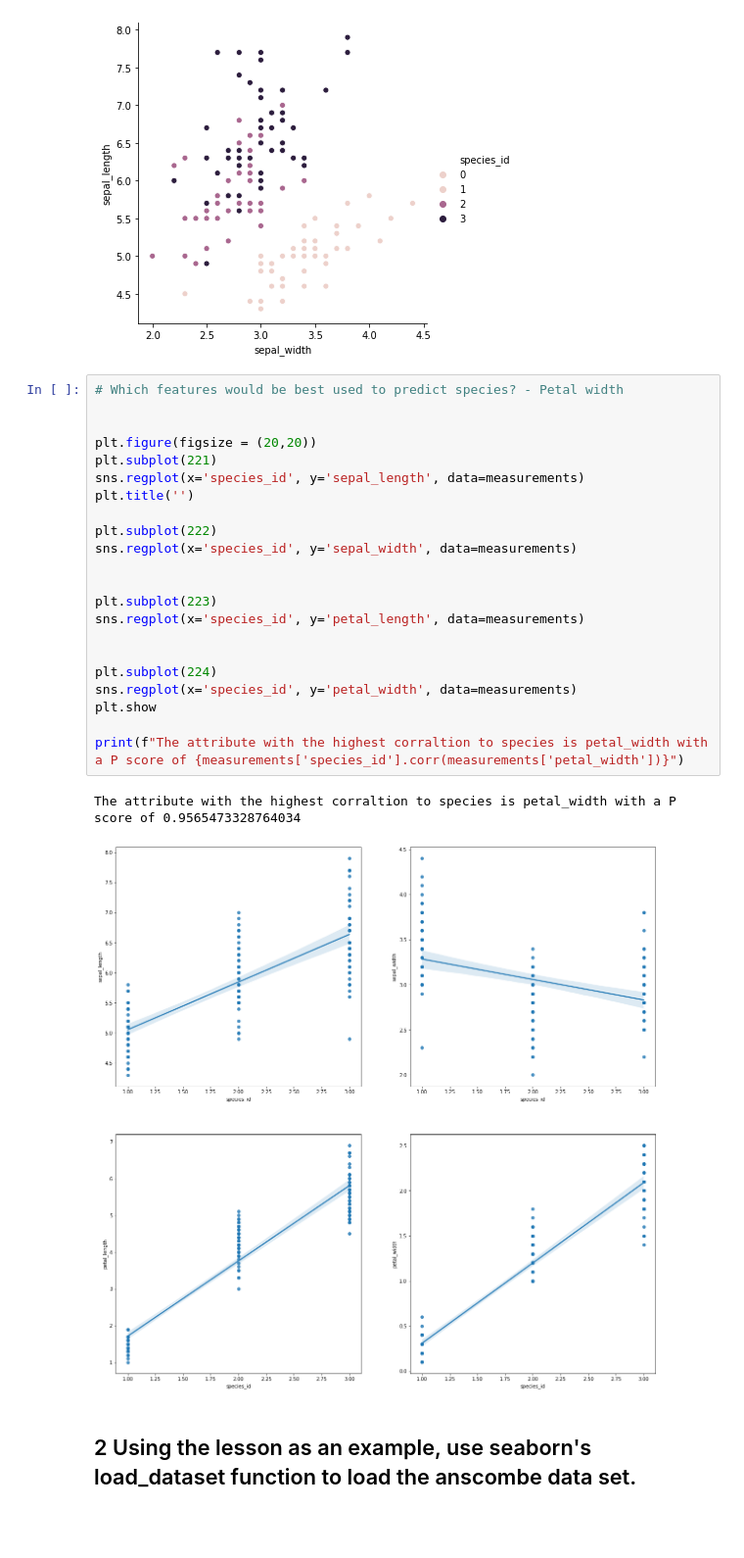
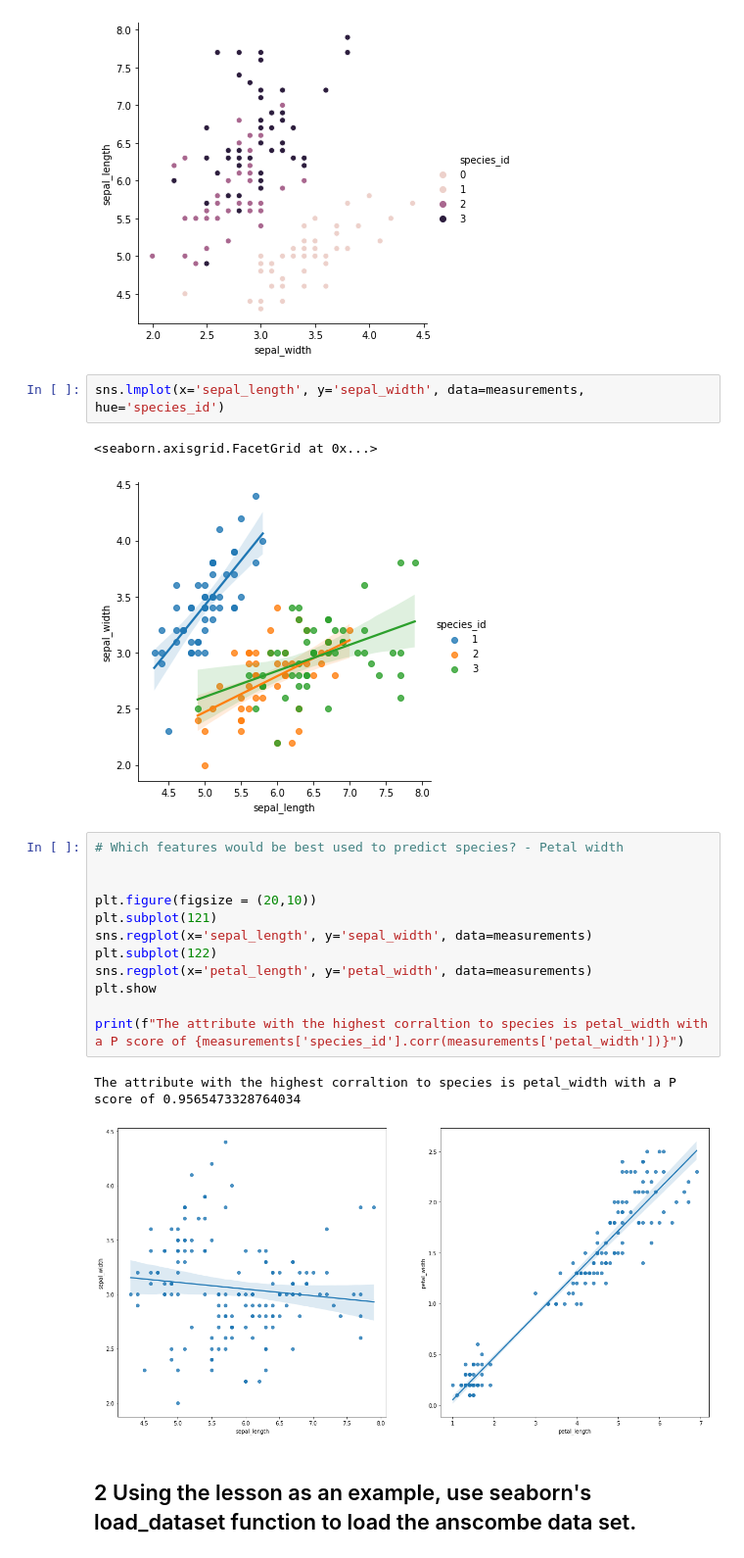
Before and after one commit to datastraine/numpy-pandas-visualization-exercises, a Jupyter notebook: seaborn_exercises.ipynb, the cells around one changed output. Shown: that part at 98% size. Saved outputs shown, nothing was run; the diff lists cells and outputs as text; blank space fills up the shorter version.

Commit message:
updates answers to seaborn exercises

```diff
--- a/seaborn_exercises.ipynb
+++ b/seaborn_exercises.ipynb
@@ -66,31 +66,26 @@ sns.relplot(x='sepal_width', y='sepal_length', hue='species_id', data=measuremen
 # %% [output]
 <seaborn.axisgrid.FacetGrid at 0x...>
 [figure]
+# %%
+sns.lmplot(x='sepal_length', y='sepal_width', data=measurements, hue='species_id')
+# %% [output]
+<seaborn.axisgrid.FacetGrid at 0x...>
+[figure, added]
 # %%
 # Which features would be best used to predict species? - Petal width
 
 
-plt.figure(figsize = (20,20))
-plt.subplot(221)
-sns.regplot(x='species_id', y='sepal_length', data=measurements)
-plt.title('')
-
-plt.subplot(222)
-sns.regplot(x='species_id', y='sepal_width', data=measurements)
-
-
-plt.subplot(223)
-sns.regplot(x='species_id', y='petal_length', data=measurements)
-
-
-plt.subplot(224)
-sns.regplot(x='species_id', y='petal_width', data=measurements)
+plt.figure(figsize = (20,10))
+plt.subplot(121)
+sns.regplot(x='sepal_length', y='sepal_width', data=measurements)
+plt.subplot(122)
+sns.regplot(x='petal_length', y='petal_width', data=measurements)
 plt.show
 
 print(f"The attribute with the highest corraltion to species is petal_width with a P score of {measurements['species_id'].corr(measurements['petal_width'])}")
 # %% [output]
 The attribute with the highest corraltion to species is petal_width with a P score of 0.9565473328764034
-[figure, old version]
+[figure, new version]
 # %% [markdown]
 ## 2 Using the lesson as an example, use seaborn's load_dataset function to load the anscombe data set.
 # %%
```
Also changed, not shown: parts of 7 cells of this notebook.
